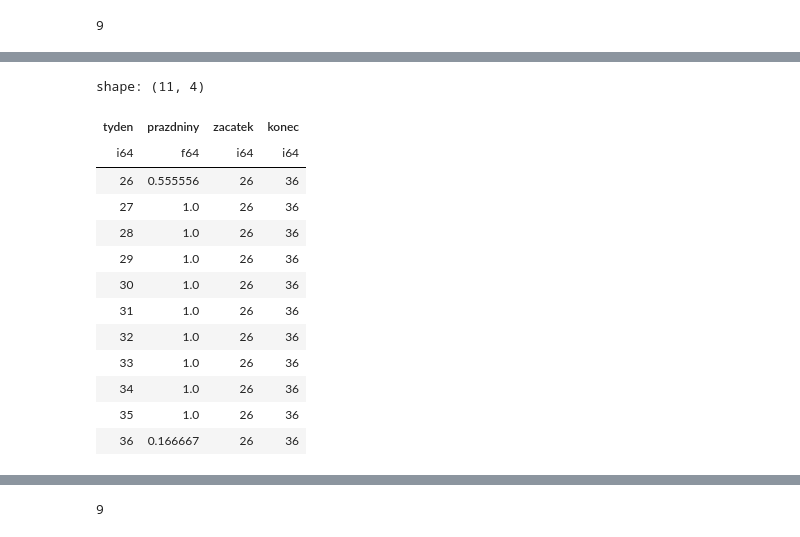
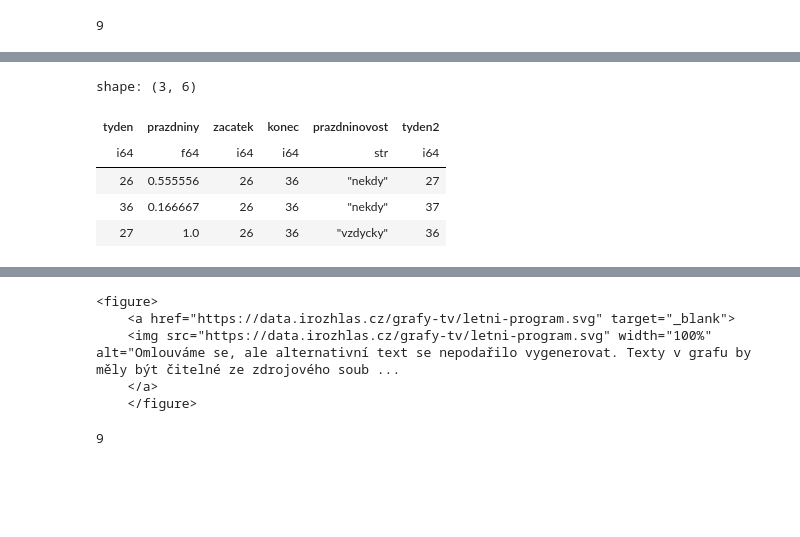
Before and after one commit to DataRozhlas/televizni-programy, a Jupyter notebook: 901_leto.ipynb, the cells around one changed output, grey strips where cells are left out. Cells and saved outputs as stored; diff of their text form; code cells hidden in the pictures; blank space fills up the shorter version.

```diff
--- a/901_leto.ipynb
+++ b/901_leto.ipynb
@@ -315,37 +312,42 @@ shape: (585, 5)
 # %%
 roky = range(2007,2025)
 prazdniny = []
 for r in roky:
     prazdniny.append({'zacatek':datetime(year=r,month=7,day=1), 'konec':datetime(year=r,month=8,day=31)})
 
 prazdniny = pl.DataFrame(prazdniny).with_columns(pl.col('zacatek').dt.week()).with_columns(pl.col('konec').dt.week())
 prazdniny
 
 df_prazdniny = []
 for x in range(1,54):
     df_prazdniny.append({'tyden':x, 'prazdniny':len(prazdniny.filter((pl.col('zacatek') <= x) & (pl.col('konec') >= x)))})
 
 df_prazdniny = pl.DataFrame(df_prazdniny).with_columns(pl.col('prazdniny') / len(roky)).filter(pl.col("prazdniny") != 0).with_columns(
     pl.col("tyden").min().alias("zacatek")
 ).with_columns(
     pl.col("tyden").max().alias("konec")
+).with_columns(
+    pl.when(pl.col('prazdniny') < 1).then(pl.lit('nekdy')).otherwise(pl.lit('vzdycky')).alias('prazdninovost')
+).with_columns(
+    (pl.col('tyden') + 1).alias("tyden2")
+).unique(
+    subset=['zacatek','prazdninovost','prazdniny']
+).with_columns(
+    pl.when(pl.col('prazdninovost') == 'vzdycky').then(
+        pl.lit(36)
+    ).otherwise(
+        pl.col('tyden2')
+    ).alias('tyden2')
 )
+
 df_prazdniny
 # %% [output]
-shape: (11, 4)
+shape: (3, 6)
-| tyden | prazdniny | zacatek | konec |
-| i64 | f64 | i64 | i64 |
-| 26 | 0.555556 | 26 | 36 |
-| 27 | 1.0 | 26 | 36 |
-| 28 | 1.0 | 26 | 36 |
-| 29 | 1.0 | 26 | 36 |
-| 30 | 1.0 | 26 | 36 |
-| 31 | 1.0 | 26 | 36 |
-| 32 | 1.0 | 26 | 36 |
-| 33 | 1.0 | 26 | 36 |
-| 34 | 1.0 | 26 | 36 |
-| 35 | 1.0 | 26 | 36 |
-| 36 | 0.166667 | 26 | 36 |
+| tyden | prazdniny | zacatek | konec | prazdninovost | tyden2 |
+| i64 | f64 | i64 | i64 | str | i64 |
+| 26 | 0.555556 | 26 | 36 | "nekdy" | 27 |
+| 36 | 0.166667 | 26 | 36 | "nekdy" | 37 |
+| 27 | 1.0 | 26 | 36 | "vzdycky" | 36 |
 # %%
 terminy = alt.Chart(
     df_prazdniny
@@ -392,6 +411,14 @@ finale = alt.layer(terminy, obsah).configure_view(
 finale
 # %% [output]
 [interactive output not drawn]
+# %%
+me_to_neurazi(graf=finale, kredity="vizualizace: iROZHLAS.cz | televizní programy: fdb.cz", slozka_na_serveru="grafy-tv", soubor='letni-program')
+# %% [output]
+<figure>
+    <a href="https://data.irozhlas.cz/grafy-tv/letni-program.svg" target="_blank">
+    <img src="https://data.irozhlas.cz/grafy-tv/letni-program.svg" width="100%" alt="Omlouváme se, ale alternativní text se nepodařilo vygenerovat. Texty v grafu by měly být čitelné ze zdrojového soub ...
+    </a>
+    </figure>
 # %%
 len(letni_televize.filter(pl.col('kategorie') == 'serial'))
 # %% [output]
```
Also changed, not shown: parts of 37 cells of this notebook, 9 other files.
